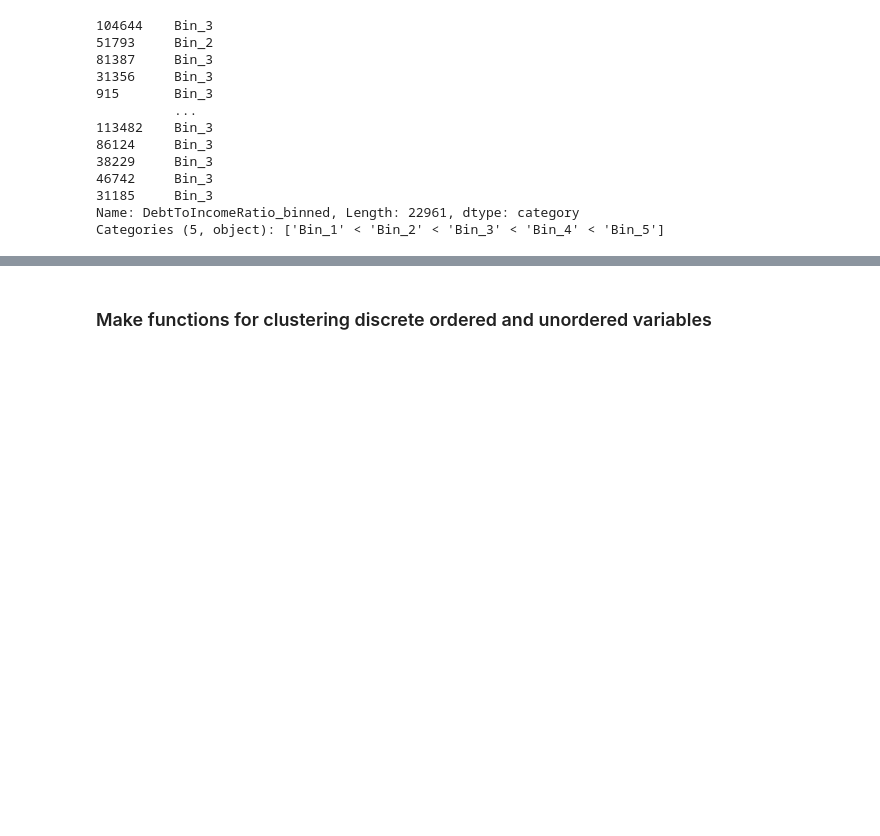
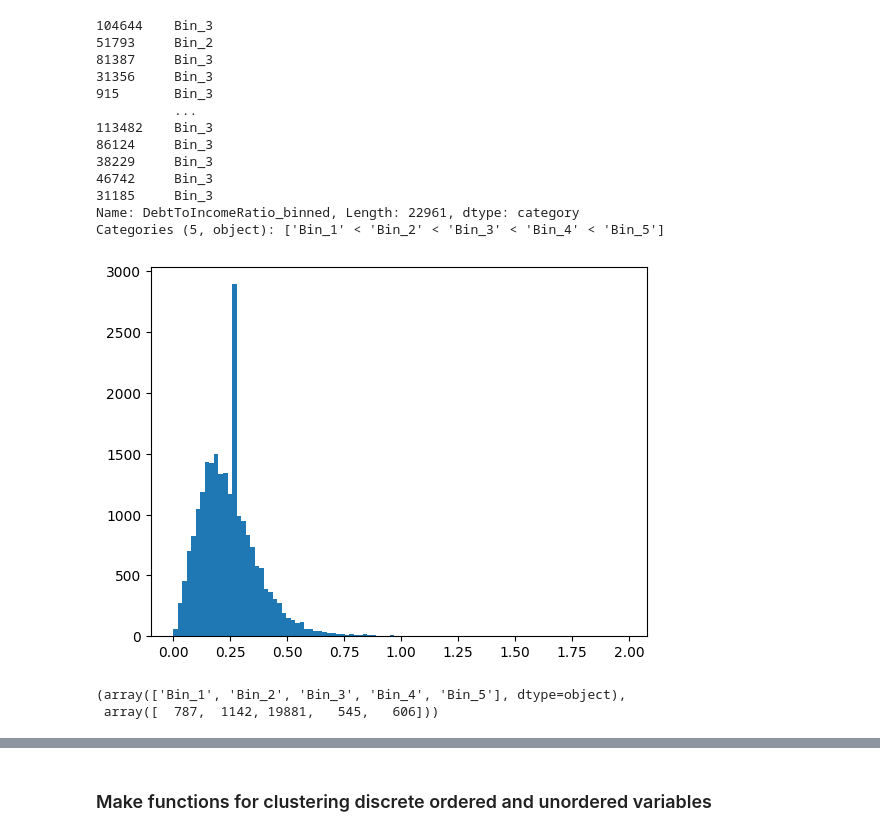
Before and after one commit to hoanganhlinh/MRK-projekt, a Jupyter notebook: 02_Binning.ipynb, the cells around one changed output, grey strips where cells are left out. Saved outputs shown, nothing was run; the diff lists cells and outputs as text; code cells hidden in the pictures; blank space fills up the shorter version.

```diff
--- a/02_Binning.ipynb
+++ b/02_Binning.ipynb
@@ -173,3 +181,12 @@ test_df['DebtToIncomeRatio_binned']
 31185     Bin_3
 Name: DebtToIncomeRatio_binned, Length: 22961, dtype: category
 Categories (5, object): ['Bin_1' < 'Bin_2' < 'Bin_3' < 'Bin_4' < 'Bin_5']
+# %%
+plt.hist(x=test_df[test_df['DebtToIncomeRatio']<2]['DebtToIncomeRatio'], bins=100);
+# %% [output]
+[figure, added]
+# %%
+np.unique(test_df['DebtToIncomeRatio_binned'], return_counts=True)
+# %% [output]
+(array(['Bin_1', 'Bin_2', 'Bin_3', 'Bin_4', 'Bin_5'], dtype=object),
+ array([  787,  1142, 19881,   545,   606]))
```
Also changed, not shown: parts of 7 cells of this notebook, 1 other file.
